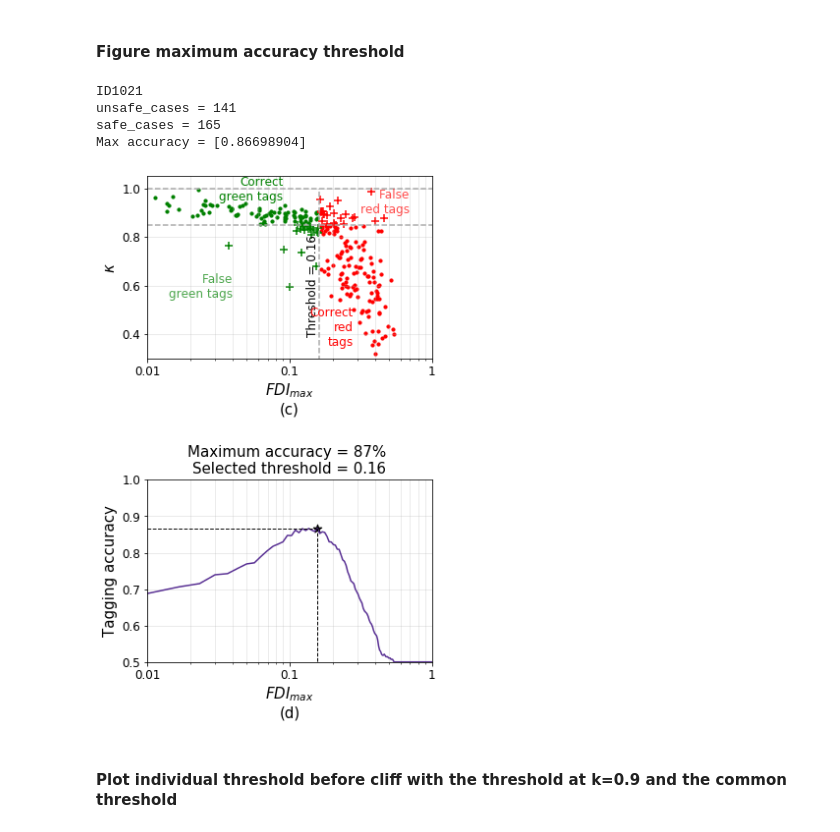
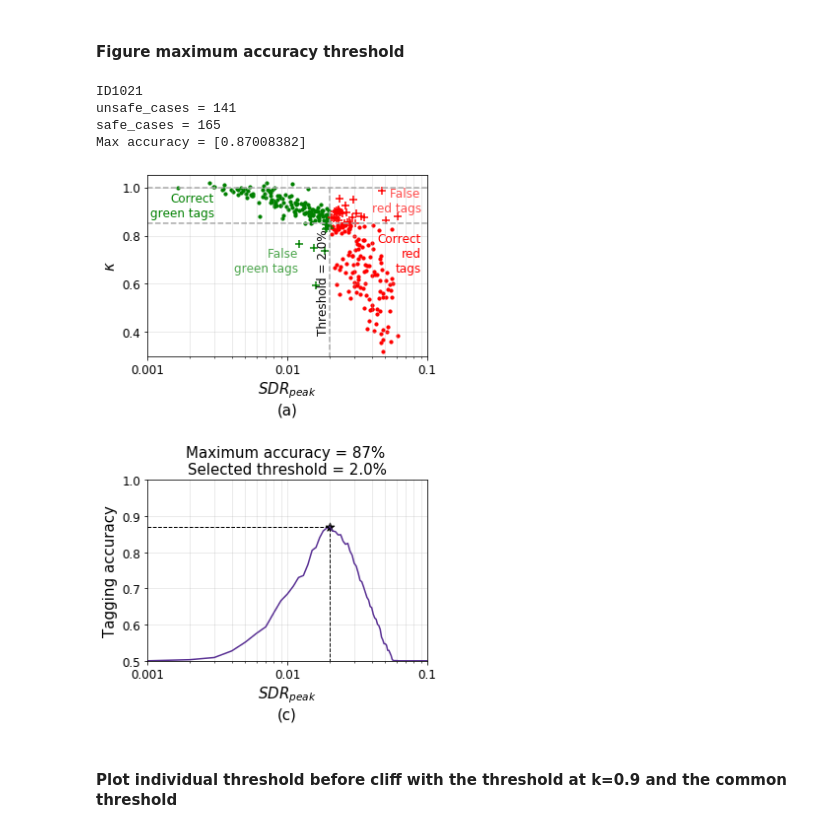
Before and after one commit to galvisf/damage_indicator_selection_figures, a Jupyter notebook: Fig_tagging_threshold/Generality_threshold.ipynb, the cells around one changed output. Saved outputs shown, nothing was run; the diff lists cells and outputs as text; code cells hidden in the pictures.

Commit message:
update figures

```diff
--- a/Fig_tagging_threshold/Generality_threshold.ipynb
+++ b/Fig_tagging_threshold/Generality_threshold.ipynb
@@ -317,17 +317,17 @@ k_limit = 0.85
 
 # Condition 1
 
-# di_1 = 0
-# threshold_1_range = np.linspace(0.001, 0.1, 100)
-# threshold = 0.02
-# x_limits_plot = [0.001, 0.1]
-# figure_name = 'Tagging_error_SDR.pdf'
+di_1 = 0
+threshold_1_range = np.linspace(0.001, 0.1, 100)
+threshold = 0.02
+x_limits_plot = [0.001, 0.1]
+figure_name = 'Tagging_error_SDR.pdf'
 
-di_1 = 2
-threshold_1_range = np.linspace(0.01, 1, 150)
-threshold = 0.16
-x_limits_plot = [0.01, 1]
-figure_name = 'Tagging_error_FDImax.pdf'
+# di_1 = 2
+# threshold_1_range = np.linspace(0.01, 1, 150)
+# threshold = 0.16
+# x_limits_plot = [0.01, 1]
+# figure_name = 'Tagging_error_FDImax.pdf'
 
 # Building
 i = 3
@@ -408,7 +408,7 @@ _ = ax.plot(x_limits_plot, [k_limit, k_limit], linestyle='--', Color='darkgray',
 if di_1 == 0:
     _ = ax.set_xlabel(x_label+'\n(a)')
 else:
-    _ = ax.set_xlabel(x_label+'\n(c)')
+    _ = ax.set_xlabel(x_label+'\n(b)')
 
 _ = ax.set_ylabel(y_label)
 
@@ -450,36 +450,36 @@ opt_accuracy = accuracy[opt_idx]
 print('Max accuracy = ' + str(opt_accuracy))
 _ = ax.scatter(threshold_1_opt, opt_accuracy, marker = "*", s = 80, color = 'k')
 _ = ax.plot([0, threshold_1_opt], [opt_accuracy, opt_accuracy], linewidth = 1, linestyle = '--', color = 'k')
 _ = ax.plot([threshold_1_opt, threshold_1_opt], [0, opt_accuracy], linewidth = 1, linestyle = '--', color = 'k')
 
 # Formatting
 _ = ax.grid(which='both', alpha = 0.3)
 if di_1 == 0:
-    _ = ax.set_xlabel(x_label+'\n(b)')
+    _ = ax.set_xlabel(x_label+'\n(c)')
 else:
     _ = ax.set_xlabel(x_label+'\n(d)')
 
 _ = ax.set_ylabel('Tagging accuracy')
 _ = ax.set_ylim([0.5, 1])
 _ = ax.set_xlim([np.amin(threshold_1_range), np.amax(threshold_1_range)])
 if di_1 <= 1:
     _ = ax.set_title('\nMaximum accuracy = {0:.0f}'.format(opt_accuracy[0]*100) + '% \n' \
                       + 'Selected threshold = {0:.1f}'.format(100*threshold_1_opt[0]) + '%')
 else:
     _ = ax.set_title('\nMaximum accuracy = {0:.0f}'.format(opt_accuracy[0]*100) + '% \n' \
                   + 'Selected threshold = {0:.2f}'.format(threshold_1_opt[0]))
 if x_data_space == "log":
     _ = ax.set_xscale('log')
     _ = ax.xaxis.set_major_formatter(mpl.ticker.FuncFormatter(lambda y, _: '{:.2g}'.format(y)))
 
 plt.tight_layout()
 plt.savefig(figure_name)
 # %% [output]
 ID1021
 unsafe_cases = 141
 safe_cases = 165
-Max accuracy = [0.86698904]
+Max accuracy = [0.87008382]
-[figure, old version]
+[figure, new version]
 # %% [markdown]
 #### Plot individual threshold before cliff with the threshold at k=0.9 and the common threshold
 # %%
```
Also changed, not shown: parts of 3 cells of this notebook, 10 other files.
